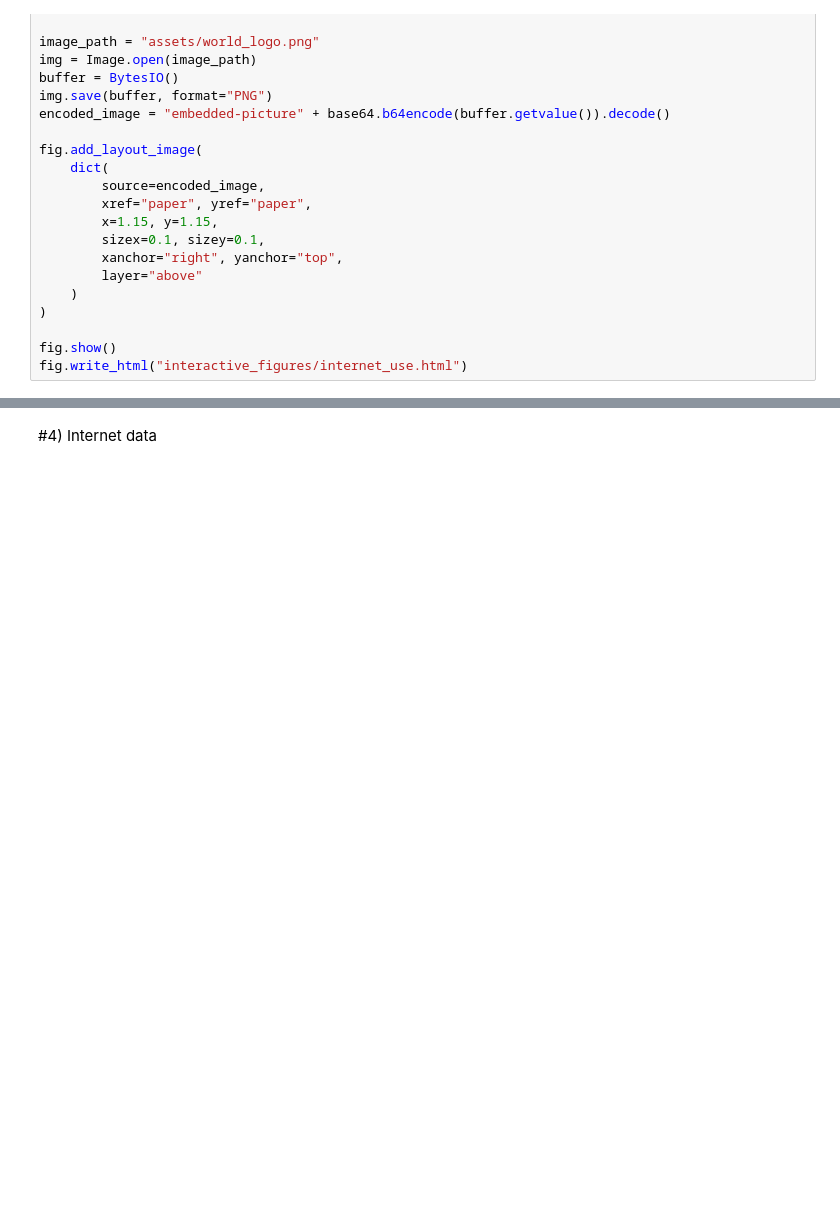
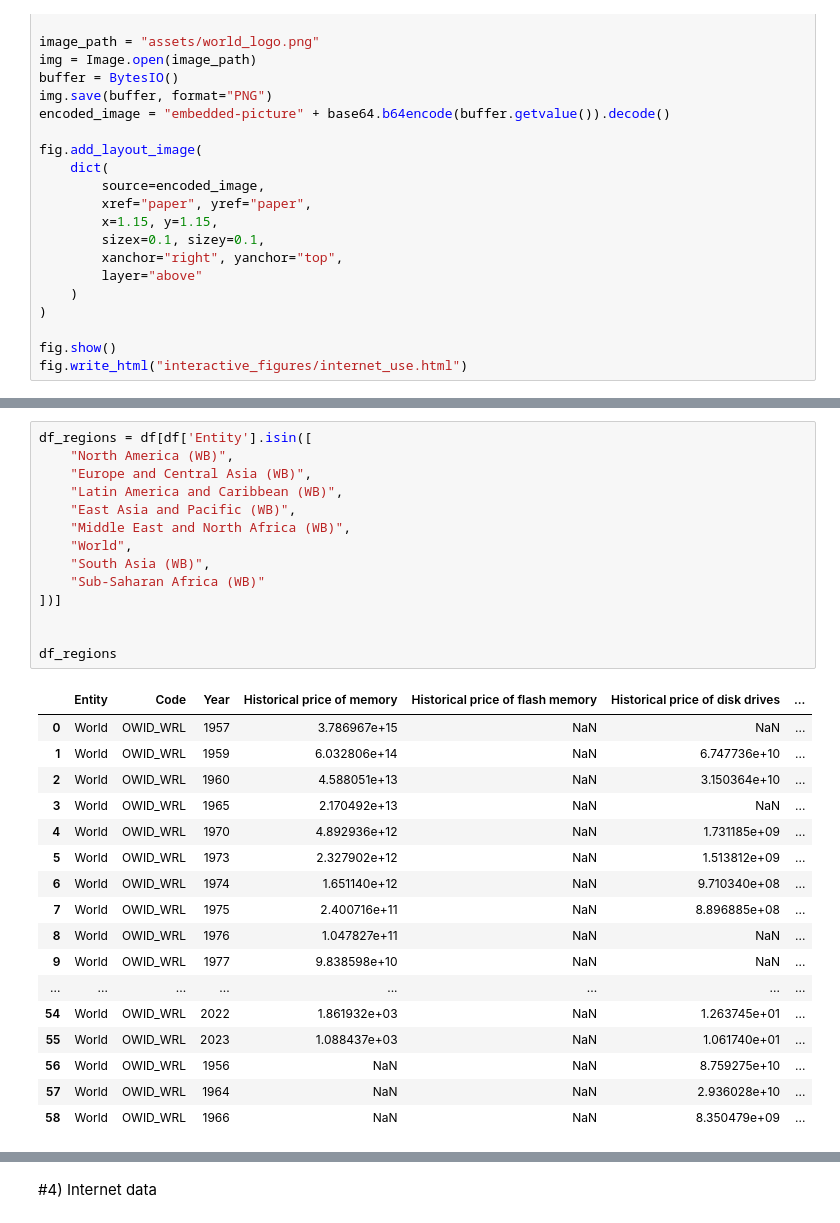
Before and after one commit to erikunevik/data_visualization_erik_unevik_de24, a Jupyter notebook: exercises/exercise2/exercise2_erik.ipynb, the cells around one changed output, grey strips where cells are left out. Drawn from its saved outputs; the diff is of its cells as text; blank space fills up the shorter version.

```diff
--- a/exercises/exercise2/exercise2_erik.ipynb
+++ b/exercises/exercise2/exercise2_erik.ipynb
@@ -248,0 +304,32 @@ fig.write_html("interactive_figures/internet_use.html")
+# %%
+df_regions = df[df['Entity'].isin([
+    "North America (WB)",
+    "Europe and Central Asia (WB)",
+    "Latin America and Caribbean (WB)",
+    "East Asia and Pacific (WB)",
+    "Middle East and North Africa (WB)",
+    "World",
+    "South Asia (WB)",
+    "Sub-Saharan Africa (WB)"
+])]
+
+
+df_regions
+# %% [output]
+|  | Entity | Code | Year | Historical price of memory | Historical price of flash memory | Historical price of disk drives | ... |
+| 0 | World | OWID_WRL | 1957 | 3.786967e+15 | NaN | NaN | ... |
+| 1 | World | OWID_WRL | 1959 | 6.032806e+14 | NaN | 6.747736e+10 | ... |
+| 2 | World | OWID_WRL | 1960 | 4.588051e+13 | NaN | 3.150364e+10 | ... |
+| 3 | World | OWID_WRL | 1965 | 2.170492e+13 | NaN | NaN | ... |
+| 4 | World | OWID_WRL | 1970 | 4.892936e+12 | NaN | 1.731185e+09 | ... |
+| 5 | World | OWID_WRL | 1973 | 2.327902e+12 | NaN | 1.513812e+09 | ... |
+| 6 | World | OWID_WRL | 1974 | 1.651140e+12 | NaN | 9.710340e+08 | ... |
+| 7 | World | OWID_WRL | 1975 | 2.400716e+11 | NaN | 8.896885e+08 | ... |
+| 8 | World | OWID_WRL | 1976 | 1.047827e+11 | NaN | NaN | ... |
+| 9 | World | OWID_WRL | 1977 | 9.838598e+10 | NaN | NaN | ... |
+| ... | ... | ... | ... | ... | ... | ... | ... |
+| 54 | World | OWID_WRL | 2022 | 1.861932e+03 | NaN | 1.263745e+01 | ... |
+| 55 | World | OWID_WRL | 2023 | 1.088437e+03 | NaN | 1.061740e+01 | ... |
+| 56 | World | OWID_WRL | 1956 | NaN | NaN | 8.759275e+10 | ... |
+| 57 | World | OWID_WRL | 1964 | NaN | NaN | 2.936028e+10 | ... |
+| 58 | World | OWID_WRL | 1966 | NaN | NaN | 8.350479e+09 | ... |
```
Also changed, not shown: parts of 15 cells of this notebook, 19 other files.
